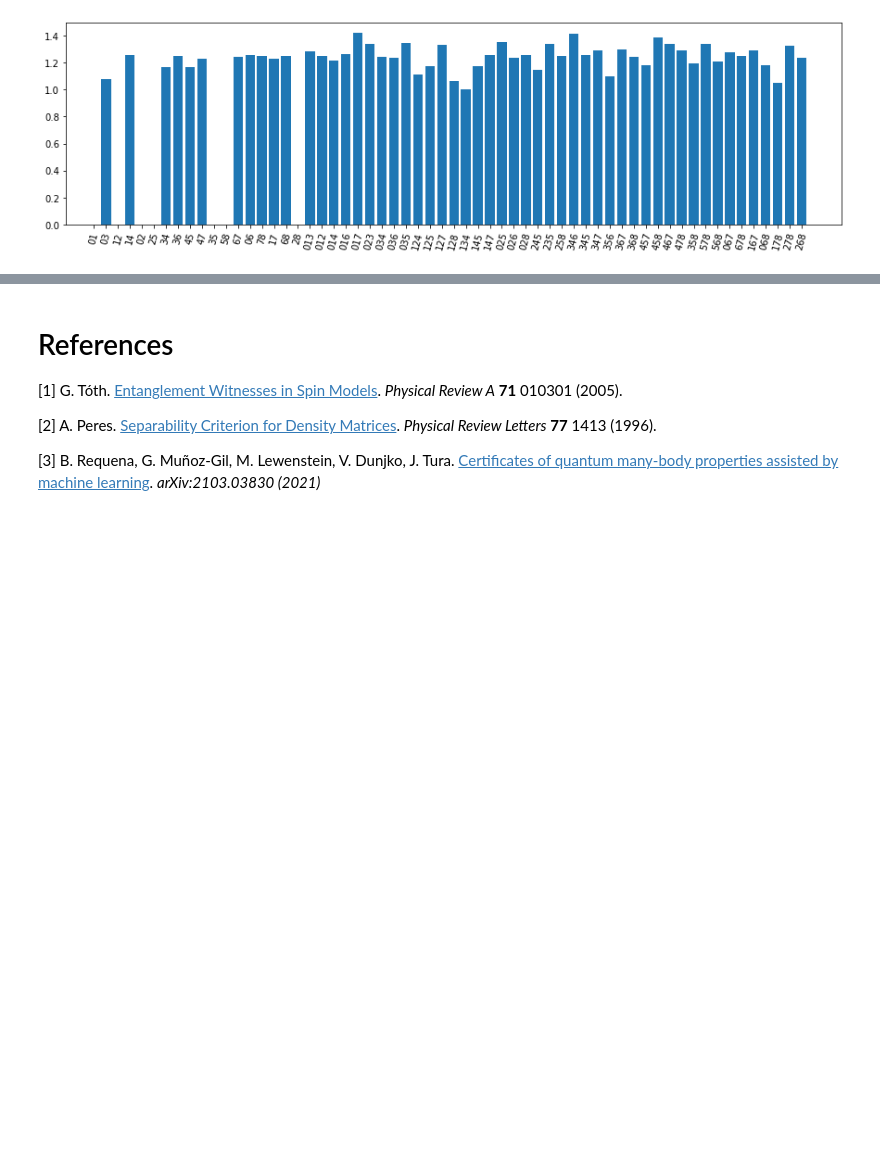
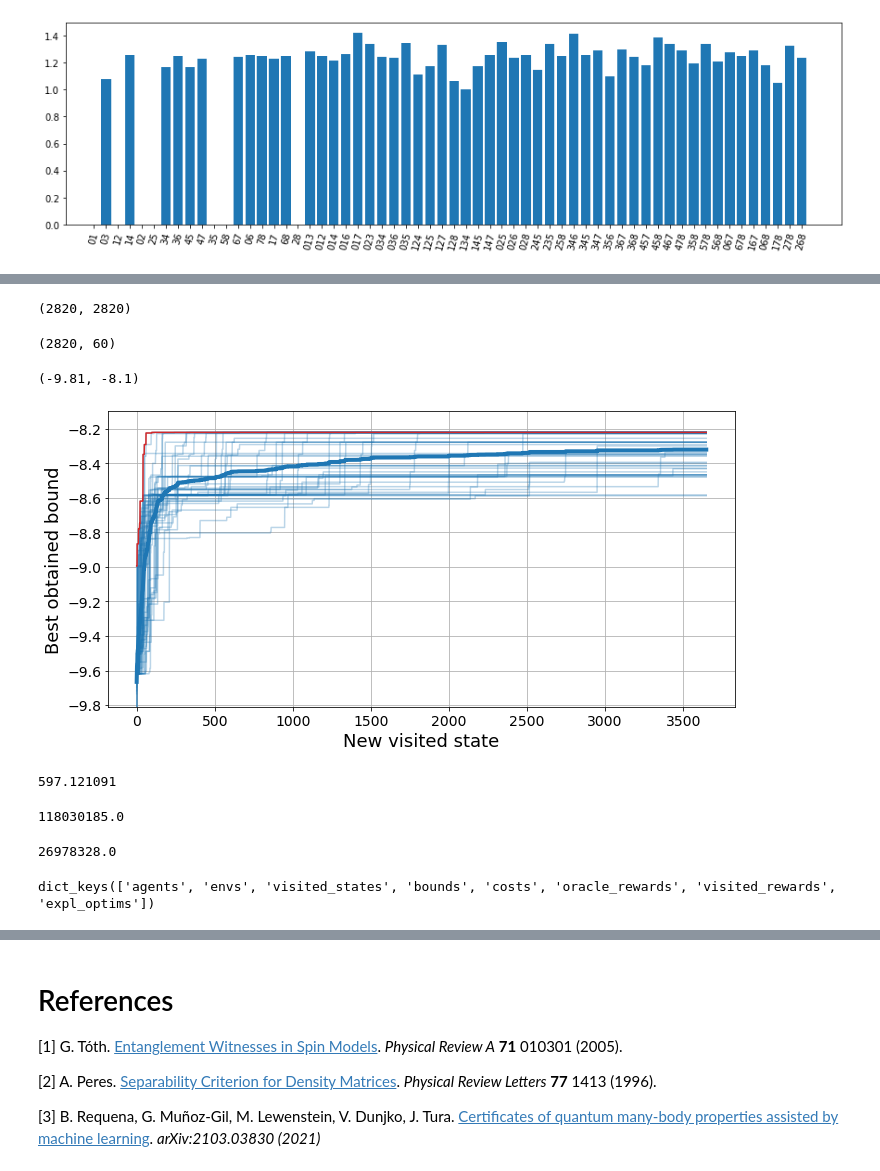
Before and after one commit to BorjaRequena/bounce, a Jupyter notebook: examples/03_entanglement_witnessing.ipynb, the cells around one changed output, grey strips where cells are left out. Saved outputs shown, nothing was run; the diff lists cells and outputs as text; code cells hidden in the pictures; blank space fills up the shorter version.

```diff
--- a/examples/05_entanglement_witnessing.ipynb
+++ b/examples/03_entanglement_witnessing.ipynb
@@ -440,0 +451,8 @@ plt.xticks(rotation=75);
+# %%
+len(results_dqn[idx_budget]['exploration']['visited_states'][0]), len(results_dqn[idx_budget]['exploration']['bounds'][0])
+# %% [output]
+(2820, 2820)
+# %%
+np.stack(results_dqn[idx_budget]['exploration']['visited_states'][0]).shape
+# %% [output]
+(2820, 60)
@@ -440,0 +465,20 @@ plt.xticks(rotation=75);
+# %%
+solver_sep = SdPWitnessSolver()
+budgets = [540]
+max_states = 4000
+n_agents, n_jobs = 50, 17
+results_mc = []
+for budget in tqdm(budgets):
+    env = SdPEnvironment(H, solver_sep, budget, max_basis_size=3, initial_size=2)
+    mc = MCTrainer(env, n_agents=n_agents, n_jobs=n_jobs)
+    results_budget = mc.train(max_states, ckp=40)
+    results_mc.append(results_budget)
+
+    with open(f'../benchmarks/witness_lattice_mc_{budget}.pkl', 'wb') as f:
+        pickle.dump(results_budget, f, protocol=pickle.HIGHEST_PROTOCOL)
+# %%
+plot_exploration(results_mc[0], expl_optims=False, highlight_max=True)
+plt.ylim([-9.81, -8.1])
+# %% [output]
+(-9.81, -8.1)
+[figure, added]
@@ -440,0 +487,16 @@ plt.xticks(rotation=75);
+# %%
+sum([binomial(42, i) for i in range(10)])/1000_000
+# %% [output]
+597.121091
+# %%
+binomial(42, 8)
+# %% [output]
+118030185.0
+# %%
+binomial(42, 7)
+# %% [output]
+26978328.0
+# %%
+results_mc[0].keys()
+# %% [output]
+dict_keys(['agents', 'envs', 'visited_states', 'bounds', 'costs', 'oracle_rewards', 'visited_rewards', 'expl_optims'])
```
Also changed, not shown: parts of 9 cells of this notebook, 5 other files.
